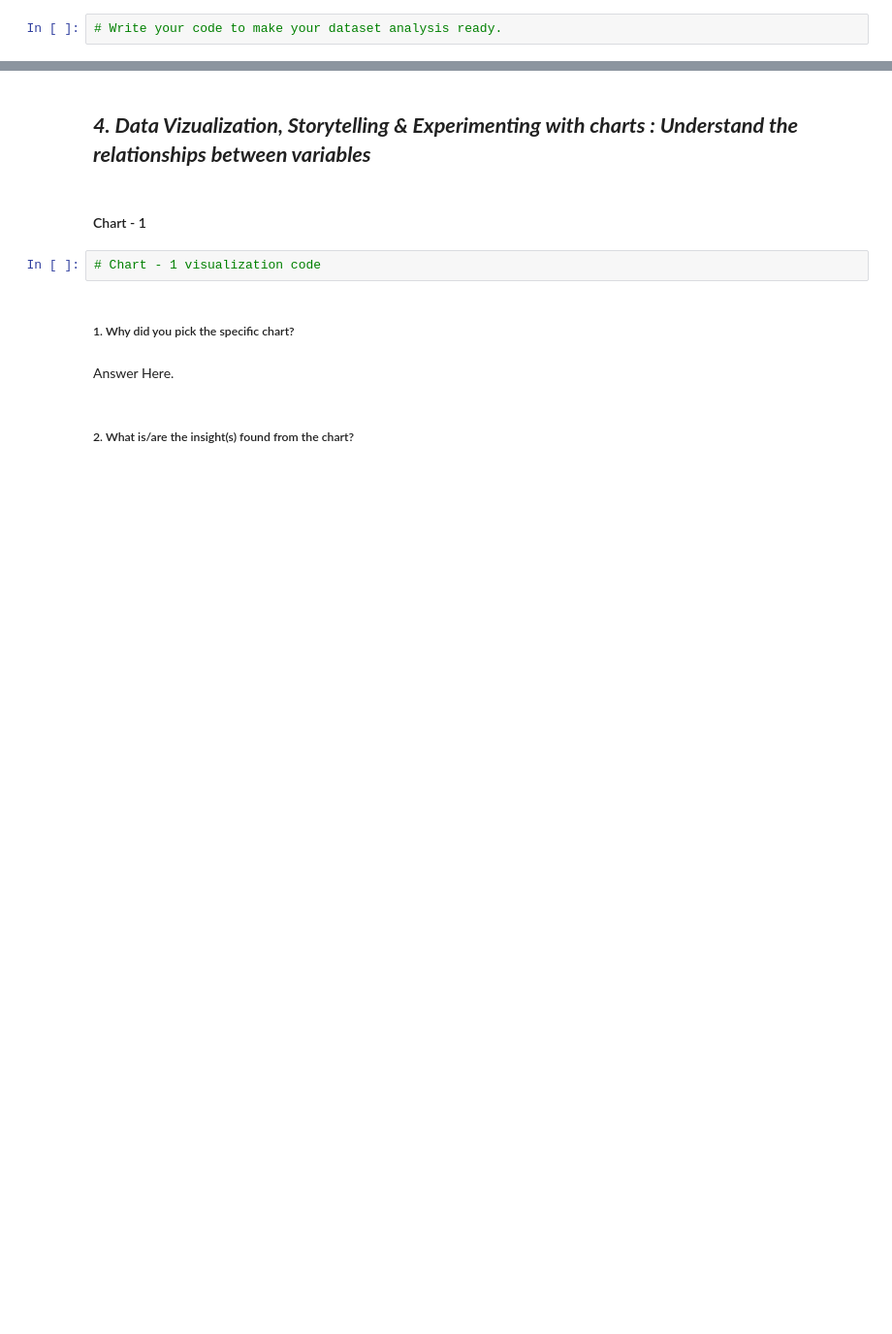
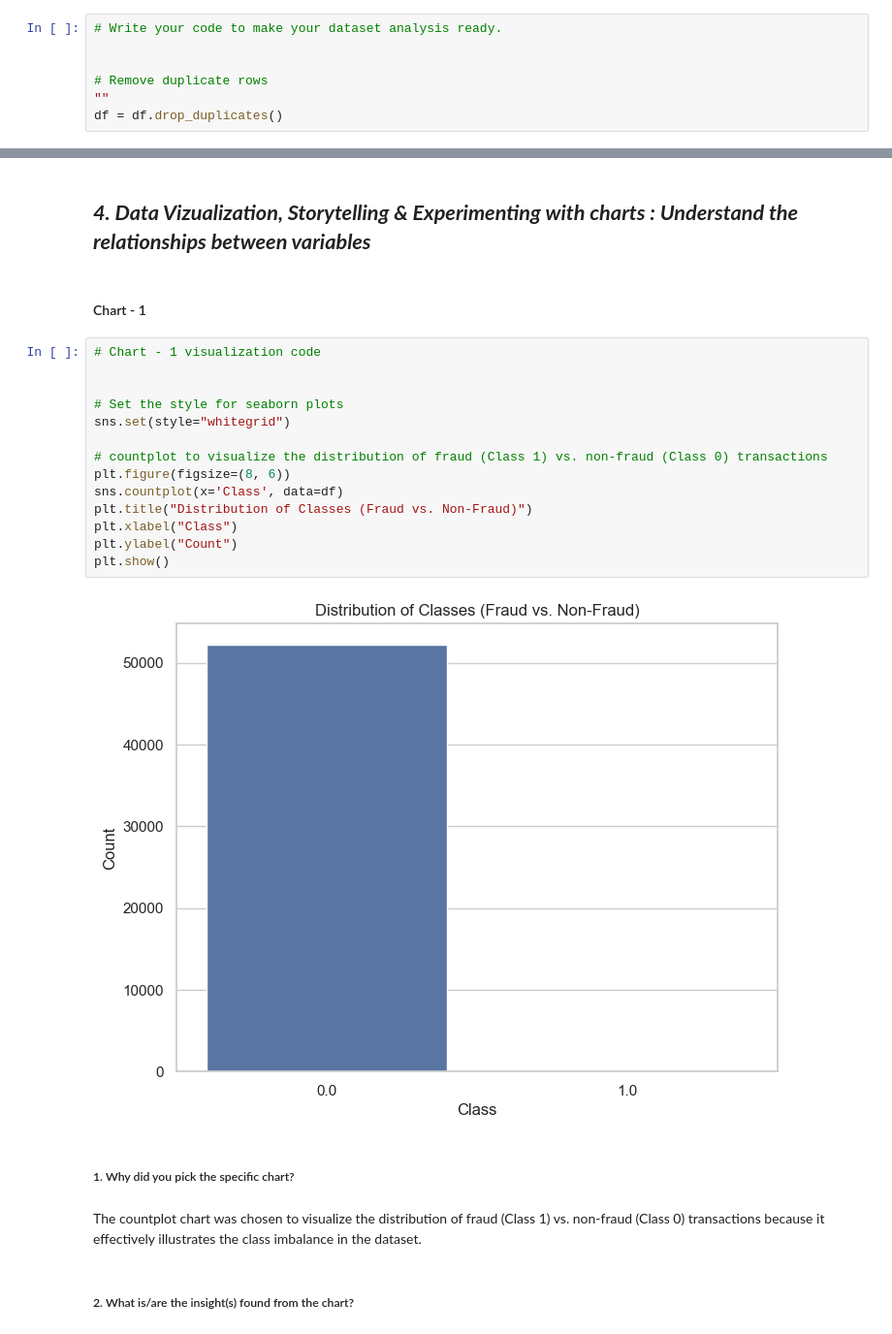
Before and after one commit to Mostaqul143/Credit-Card-Fraud-Transaction-Detection, a Jupyter notebook: Project.ipynb, the cells around one changed output, grey strips where cells are left out. Shown at 97% size. Drawn from its saved outputs; the diff is of its cells as text; blank space fills up the shorter version.

```diff
--- a/Project.ipynb
+++ b/Project.ipynb
@@ -170,3 +225,8 @@ Answer Here
 ### Data Wrangling Code
 # %%
 # Write your code to make your dataset analysis ready.
+
+
+# Remove duplicate rows
+""
+df = df.drop_duplicates()
@@ -178,11 +242,25 @@ Answer Here.
 ## ***4. Data Vizualization, Storytelling & Experimenting with charts : Understand the relationships between variables***
 # %% [markdown]
 #### Chart - 1
-# %%
-# Chart - 1 visualization code
+# %%
+# Chart - 1 visualization code
+
+
+# Set the style for seaborn plots
+sns.set(style="whitegrid")
+
+# countplot to visualize the distribution of fraud (Class 1) vs. non-fraud (Class 0) transactions
+plt.figure(figsize=(8, 6))
+sns.countplot(x='Class', data=df)
+plt.title("Distribution of Classes (Fraud vs. Non-Fraud)")
+plt.xlabel("Class")
+plt.ylabel("Count")
+plt.show()
+# %% [output]
+[figure, added]
 # %% [markdown]
 ##### 1. Why did you pick the specific chart?
-# %% [markdown]
-Answer Here.
+# %% [markdown]
+The countplot chart was chosen to visualize the distribution of fraud (Class 1) vs. non-fraud (Class 0) transactions because it effectively illustrates the class imbalance in the dataset.
 # %% [markdown]
 ##### 2. What is/are the insight(s) found from the chart?
```
Also changed, not shown: parts of 122 cells of this notebook.
